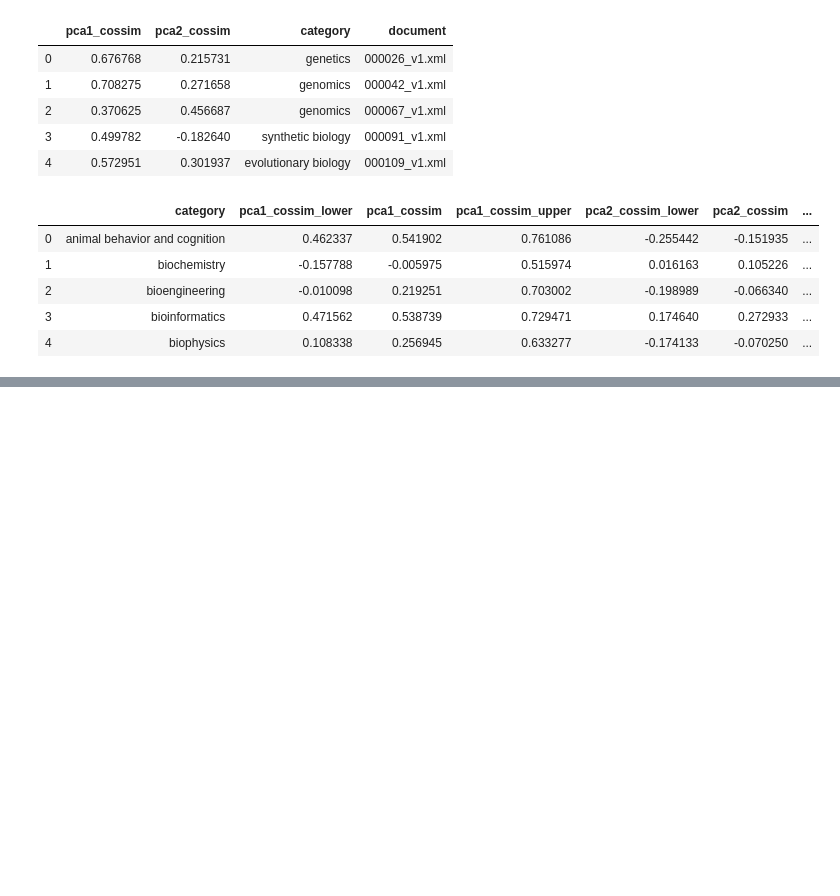
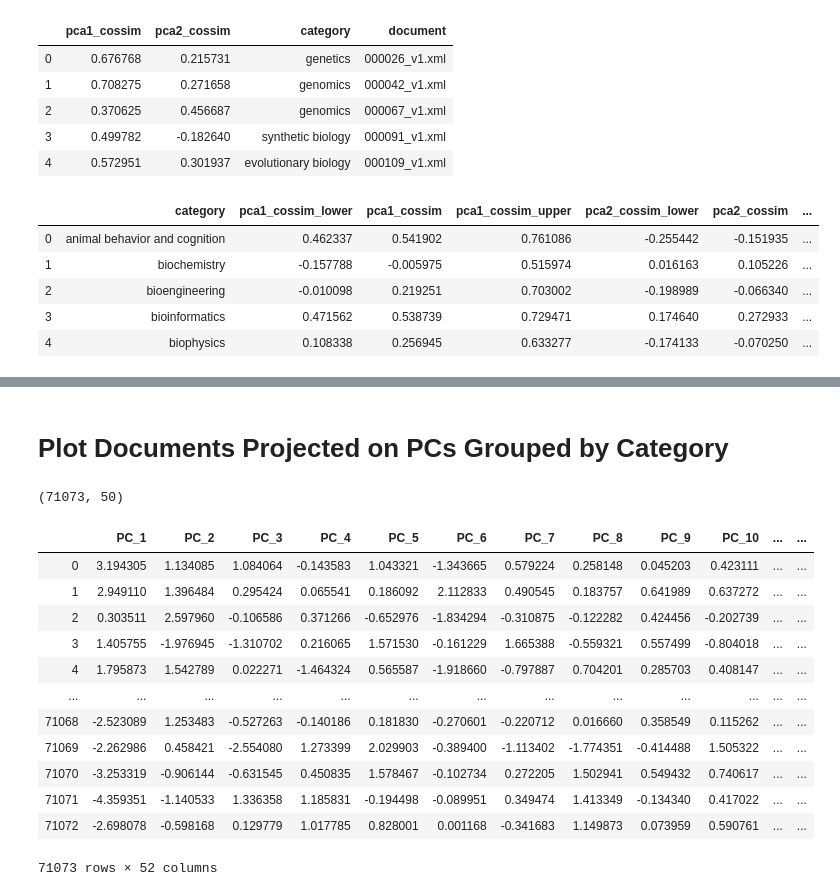
Before and after one commit to greenelab/annorxiver, a Jupyter notebook: biorxiv/pca_association_experiment/biorxiv_pca_category_bootstrap.ipynb, the cells around one changed output, grey strips where cells are left out. Drawn from its saved outputs; the diff is of its cells as text; code cells hidden in the pictures; blank space fills up the shorter version.

```diff
--- a/biorxiv/pca_association_experiment/biorxiv_pca_category_bootstrap.ipynb
+++ b/biorxiv/pca_association_experiment/biorxiv_pca_category_bootstrap.ipynb
@@ -247,0 +248,35 @@ print(g)
+# %% [markdown]
+# Plot Documents Projected on PCs Grouped by Category
+# %%
+projected_documents = reducer.transform(
+    document_categories_df[[f"feat_{idx}" for idx in range(300)]]
+)
+projected_documents.shape
+# %% [output]
+(71073, 50)
+# %%
+projected_documents_df = (
+    pd.DataFrame(
+        projected_documents,
+        columns=[f"PC_{dim+1}" for dim in range(n_components)]
+    )
+    .assign(
+        category = document_categories_df.category.tolist(),
+        document = document_categories_df.document.tolist()
+    )
+)
+projected_documents_df
+# %% [output]
+|  | PC_1 | PC_2 | PC_3 | PC_4 | PC_5 | PC_6 | PC_7 | PC_8 | PC_9 | PC_10 | ... | ... |
+| 0 | 3.194305 | 1.134085 | 1.084064 | -0.143583 | 1.043321 | -1.343665 | 0.579224 | 0.258148 | 0.045203 | 0.423111 | ... | ... |
+| 1 | 2.949110 | 1.396484 | 0.295424 | 0.065541 | 0.186092 | 2.112833 | 0.490545 | 0.183757 | 0.641989 | 0.637272 | ... | ... |
+| 2 | 0.303511 | 2.597960 | -0.106586 | 0.371266 | -0.652976 | -1.834294 | -0.310875 | -0.122282 | 0.424456 | -0.202739 | ... | ... |
+| 3 | 1.405755 | -1.976945 | -1.310702 | 0.216065 | 1.571530 | -0.161229 | 1.665388 | -0.559321 | 0.557499 | -0.804018 | ... | ... |
+| 4 | 1.795873 | 1.542789 | 0.022271 | -1.464324 | 0.565587 | -1.918660 | -0.797887 | 0.704201 | 0.285703 | 0.408147 | ... | ... |
+| ... | ... | ... | ... | ... | ... | ... | ... | ... | ... | ... | ... | ... |
+| 71068 | -2.523089 | 1.253483 | -0.527263 | -0.140186 | 0.181830 | -0.270601 | -0.220712 | 0.016660 | 0.358549 | 0.115262 | ... | ... |
+| 71069 | -2.262986 | 0.458421 | -2.554080 | 1.273399 | 2.029903 | -0.389400 | -1.113402 | -1.774351 | -0.414488 | 1.505322 | ... | ... |
+| 71070 | -3.253319 | -0.906144 | -0.631545 | 0.450835 | 1.578467 | -0.102734 | 0.272205 | 1.502941 | 0.549432 | 0.740617 | ... | ... |
+| 71071 | -4.359351 | -1.140533 | 1.336358 | 1.185831 | -0.194498 | -0.089951 | 0.349474 | 1.413349 | -0.134340 | 0.417022 | ... | ... |
+| 71072 | -2.698078 | -0.598168 | 0.129779 | 1.017785 | 0.828001 | 0.001168 | -0.341683 | 1.149873 | 0.073959 | 0.590761 | ... | ... |
+71073 rows × 52 columns
```
Also changed, not shown: parts of 6 cells of this notebook, 8 other files.
